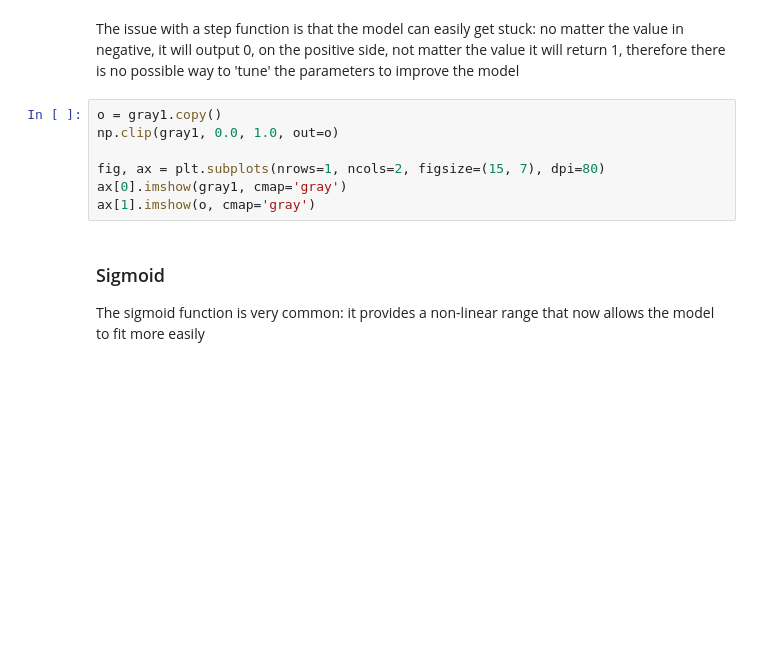
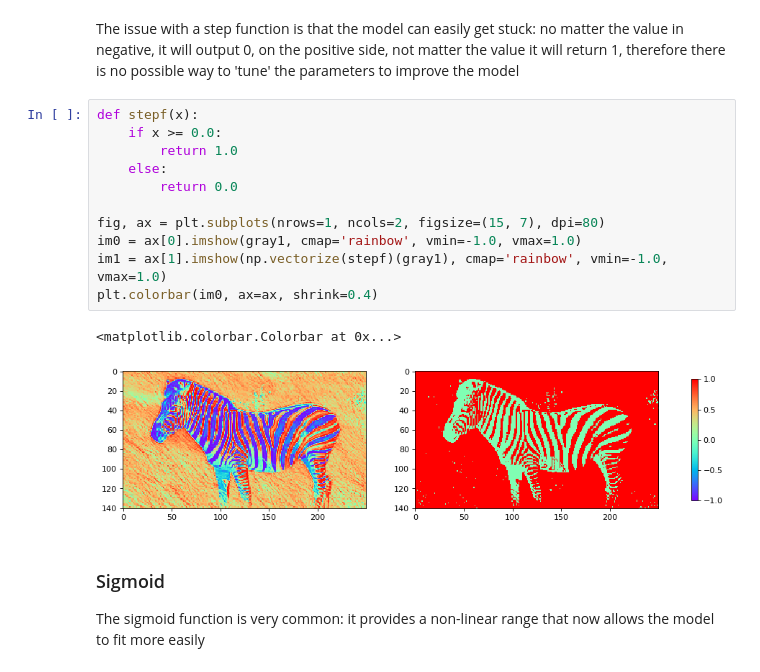
Before and after one commit to streamnsight/cnn, a Jupyter notebook: Activation layer.ipynb, the cells around one changed output. Cells and saved outputs as stored; diff of their text form; blank space fills up the shorter version.

```diff
--- a/Activation layer.ipynb
+++ b/Activation layer.ipynb
@@ -37,12 +54,19 @@ df.plot(x='x', y='y', figsize=(5,3))
 # %% [markdown]
 The issue with a step function is that the model can easily get stuck: no matter the value in negative, it will output 0, on the positive side, not matter the value it will return 1, therefore there is no possible way to 'tune' the parameters to improve the model
 # %%
-o = gray1.copy()
-np.clip(gray1, 0.0, 1.0, out=o)
+def stepf(x):
+    if x >= 0.0:
+        return 1.0
+    else:
+        return 0.0
 
 fig, ax = plt.subplots(nrows=1, ncols=2, figsize=(15, 7), dpi=80)
-ax[0].imshow(gray1, cmap='gray')
-ax[1].imshow(o, cmap='gray')
+im0 = ax[0].imshow(gray1, cmap='rainbow', vmin=-1.0, vmax=1.0)
+im1 = ax[1].imshow(np.vectorize(stepf)(gray1), cmap='rainbow', vmin=-1.0, vmax=1.0)
+plt.colorbar(im0, ax=ax, shrink=0.4)
+# %% [output]
+<matplotlib.colorbar.Colorbar at 0x...>
+[figure, added]
 # %% [markdown]
 ### Sigmoid
 
```
Also changed, not shown: parts of 14 cells of this notebook, 9 other files.
